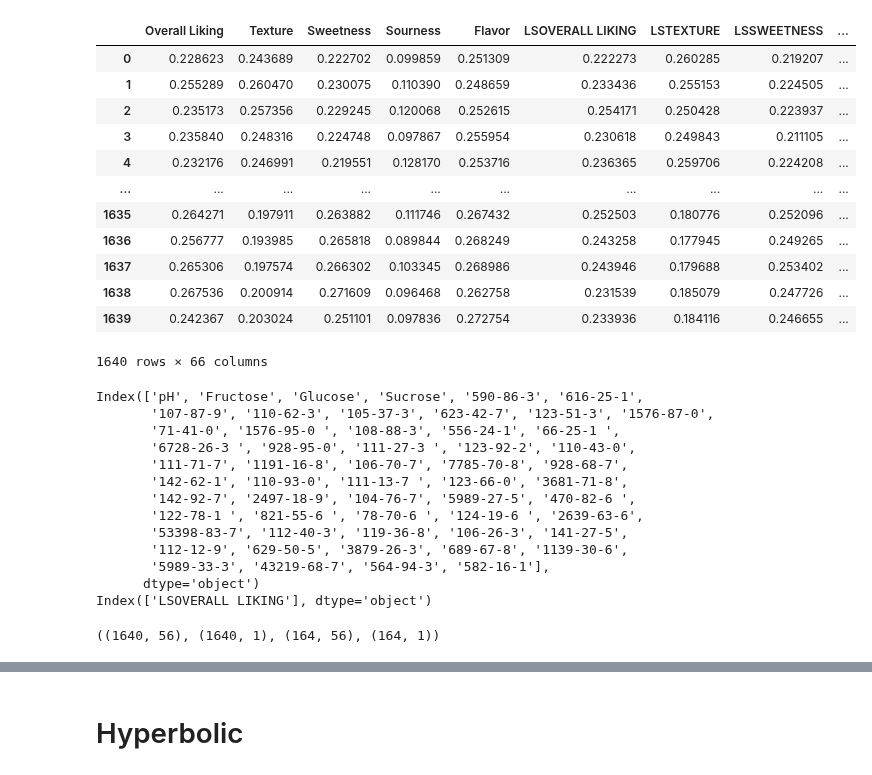
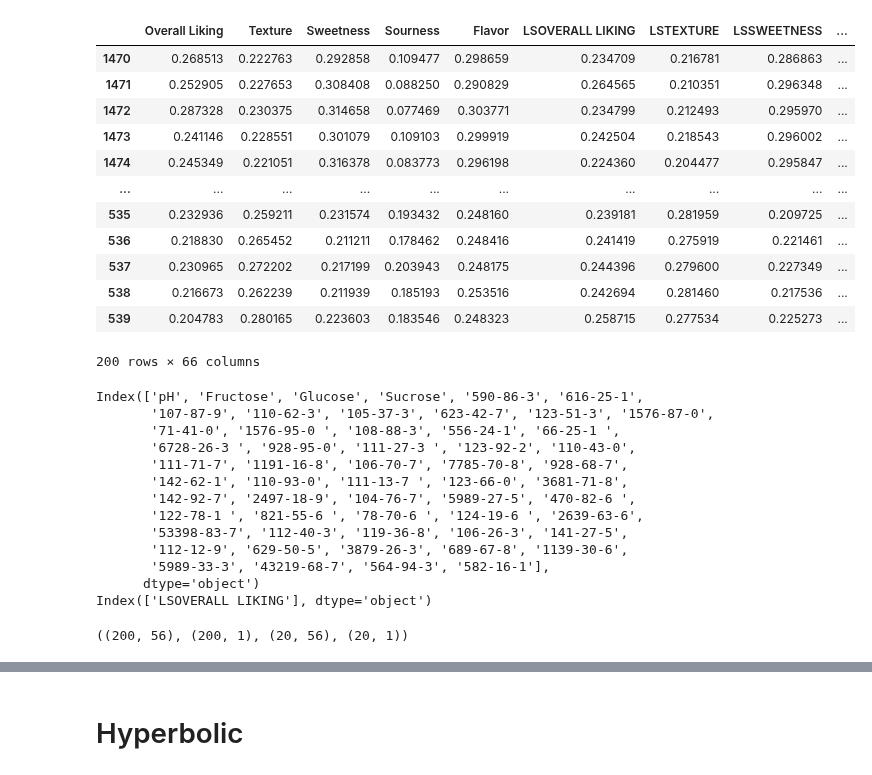
Before and after one commit to Rory-Dam/master_thesis, a Jupyter notebook: blueberry/general_param_search.ipynb, the cells around one changed output, grey strips where cells are left out. Drawn from its saved outputs; the diff is of its cells as text; code cells hidden in the pictures.

```diff
--- a/blueberry/general_param_search.ipynb
+++ b/blueberry/general_param_search.ipynb
@@ -20,24 +20,24 @@ import sys
 sys.path.append('../')
 import util
 # %%
-TRAIN_FILE = '../data/blueberry_samples_small.csv'
-VAL_FILE = '../data/blueberry_val_dataset.csv'
+TRAIN_FILE = '../data/blueberry_125_samples_small.csv'
+VAL_FILE = '../data/blueberry_125_val_dataset.csv'
 
 data = pd.read_csv(TRAIN_FILE, index_col=0)
 val_data = pd.read_csv(VAL_FILE, index_col=0)
 
 data
 # %% [output]
 |  | Overall Liking | Texture | Sweetness | Sourness | Flavor | LSOVERALL LIKING | LSTEXTURE | LSSWEETNESS | ... |
-| 0 | 0.228623 | 0.243689 | 0.222702 | 0.099859 | 0.251309 | 0.222273 | 0.260285 | 0.219207 | ... |
-| 1 | 0.255289 | 0.260470 | 0.230075 | 0.110390 | 0.248659 | 0.233436 | 0.255153 | 0.224505 | ... |
-| 2 | 0.235173 | 0.257356 | 0.229245 | 0.120068 | 0.252615 | 0.254171 | 0.250428 | 0.223937 | ... |
-| 3 | 0.235840 | 0.248316 | 0.224748 | 0.097867 | 0.255954 | 0.230618 | 0.249843 | 0.211105 | ... |
-| 4 | 0.232176 | 0.246991 | 0.219551 | 0.128170 | 0.253716 | 0.236365 | 0.259706 | 0.224208 | ... |
+| 1470 | 0.268513 | 0.222763 | 0.292858 | 0.109477 | 0.298659 | 0.234709 | 0.216781 | 0.286863 | ... |
+| 1471 | 0.252905 | 0.227653 | 0.308408 | 0.088250 | 0.290829 | 0.264565 | 0.210351 | 0.296348 | ... |
+| 1472 | 0.287328 | 0.230375 | 0.314658 | 0.077469 | 0.303771 | 0.234799 | 0.212493 | 0.295970 | ... |
+| 1473 | 0.241146 | 0.228551 | 0.301079 | 0.109103 | 0.299919 | 0.242504 | 0.218543 | 0.296002 | ... |
+| 1474 | 0.245349 | 0.221051 | 0.316378 | 0.083773 | 0.296198 | 0.224360 | 0.204477 | 0.295847 | ... |
 | ... | ... | ... | ... | ... | ... | ... | ... | ... | ... |
-| 1635 | 0.264271 | 0.197911 | 0.263882 | 0.111746 | 0.267432 | 0.252503 | 0.180776 | 0.252096 | ... |
-| 1636 | 0.256777 | 0.193985 | 0.265818 | 0.089844 | 0.268249 | 0.243258 | 0.177945 | 0.249265 | ... |
-| 1637 | 0.265306 | 0.197574 | 0.266302 | 0.103345 | 0.268986 | 0.243946 | 0.179688 | 0.253402 | ... |
-| 1638 | 0.267536 | 0.200914 | 0.271609 | 0.096468 | 0.262758 | 0.231539 | 0.185079 | 0.247726 | ... |
-| 1639 | 0.242367 | 0.203024 | 0.251101 | 0.097836 | 0.272754 | 0.233936 | 0.184116 | 0.246655 | ... |
+| 535 | 0.232936 | 0.259211 | 0.231574 | 0.193432 | 0.248160 | 0.239181 | 0.281959 | 0.209725 | ... |
+| 536 | 0.218830 | 0.265452 | 0.211211 | 0.178462 | 0.248416 | 0.241419 | 0.275919 | 0.221461 | ... |
+| 537 | 0.230965 | 0.272202 | 0.217199 | 0.203943 | 0.248175 | 0.244396 | 0.279600 | 0.227349 | ... |
+| 538 | 0.216673 | 0.262239 | 0.211939 | 0.185193 | 0.253516 | 0.242694 | 0.281460 | 0.217536 | ... |
+| 539 | 0.204783 | 0.280165 | 0.223603 | 0.183546 | 0.248323 | 0.258715 | 0.277534 | 0.225273 | ... |
-1640 rows × 66 columns
+200 rows × 66 columns
@@ -68,7 +70,7 @@ Index(['pH', 'Fructose', 'Glucose', 'Sucrose', '590-86-3', '616-25-1',
        '5989-33-3', '43219-68-7', '564-94-3', '582-16-1'],
       dtype='object')
 Index(['LSOVERALL LIKING'], dtype='object')
-((1640, 56), (1640, 1), (164, 56), (164, 1))
+((200, 56), (200, 1), (20, 56), (20, 1))
 # %%
 FOLDS = 4
 NUM_SAMPLE_TYPES = len(val_data)
```
Also changed, not shown: parts of 4 cells of this notebook, 8 other files.
